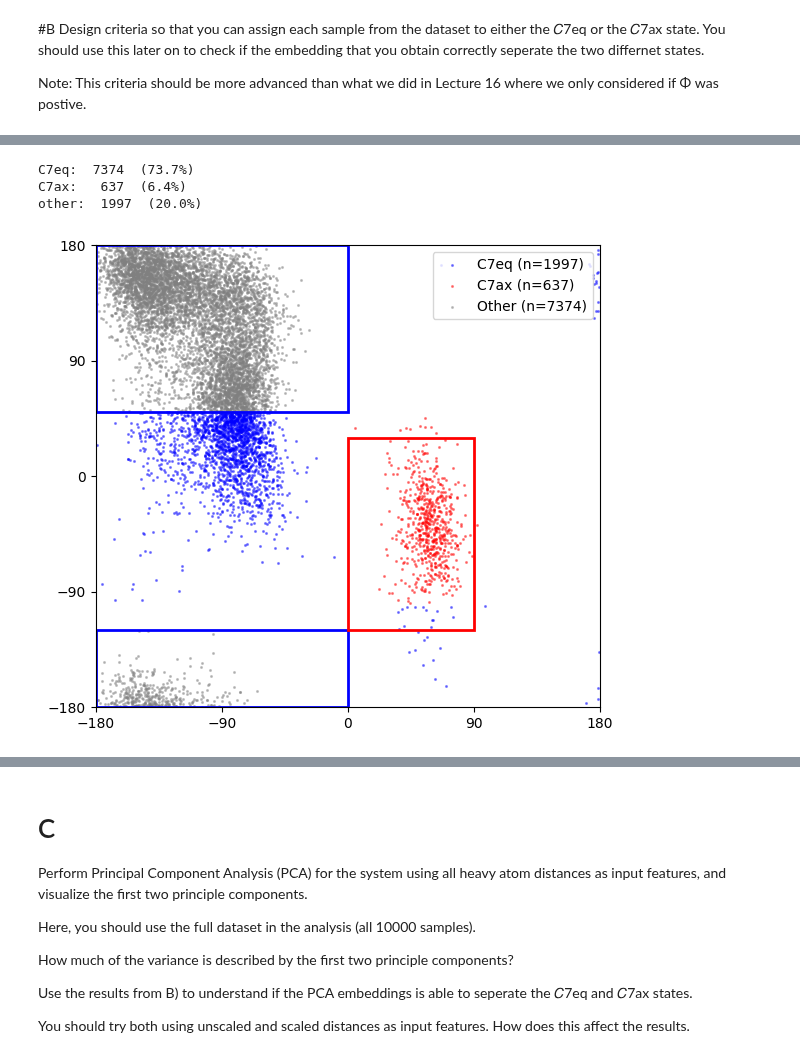
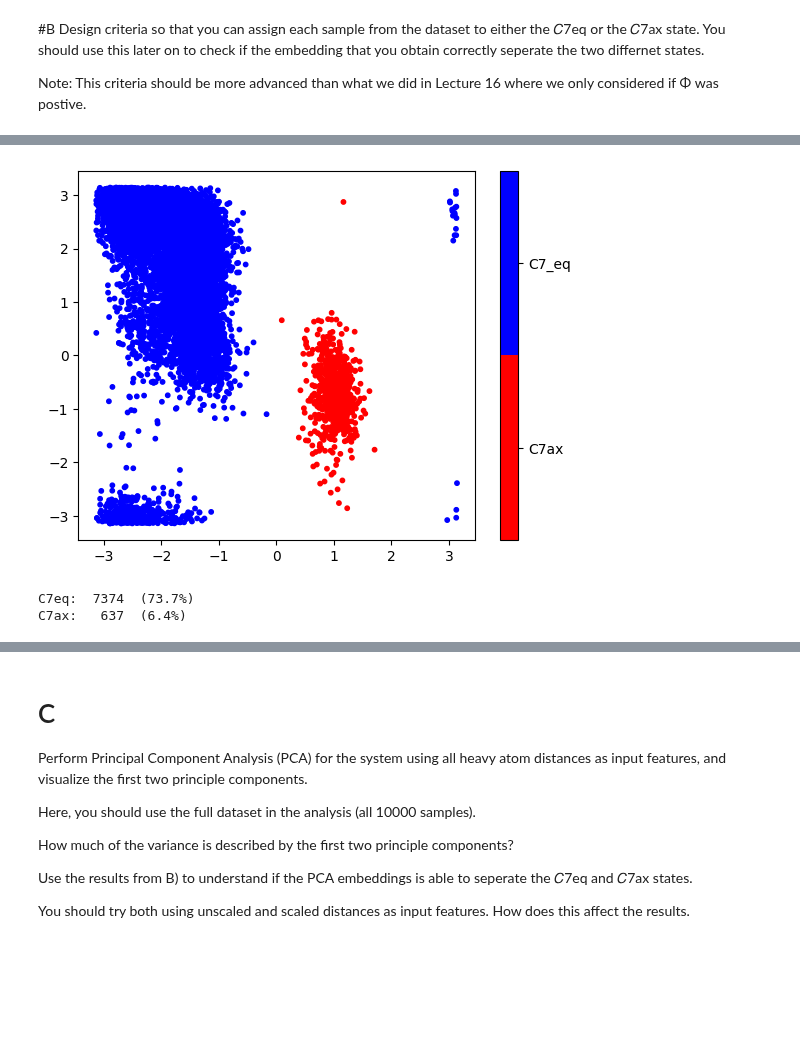
Before and after one commit to priyalimbu246/assignments, a Jupyter notebook: Copy_of_Assignment_5.ipynb, the cells around one changed output, grey strips where cells are left out. Saved outputs shown, nothing was run; the diff lists cells and outputs as text; code cells hidden in the pictures; blank space fills up the shorter version.

```diff
--- a/Copy_of_Assignment_5.ipynb
+++ b/Copy_of_Assignment_5.ipynb
@@ -358,6 +399,19 @@ Note: This criteria should be more advanced than what we did in Lecture 16 where
+# %%
+phi = data_dih['phi'].to_numpy()
+
+data_dih['C7eq_basin'] = np.where( (phi > 0) & (phi < 2) ,0 , 1)
+
+import matplotlib.colors as mcolors
+cmap = mcolors.ListedColormap(['red', 'blue'])
+plt.scatter(data_dih['phi'], data_dih['psi'],c=data_dih['C7eq_basin'],s=10, cmap=cmap)
+cbar = plt.colorbar(ticks=[0.25,0.75])
+cbar.ax.set_yticklabels(['C7ax', 'C7_eq'])
+plt.show()
+# %% [output]
+[figure, added]
 # %%
 def assign_states(phi_arr, psi_arr):
-    states = np.full(len(phi_arr), 2, dtype=int)  # 2 = 'other'
+    states = np.full(len(phi_arr), -1, dtype=int)  # -1 = unassigned
 
     # Convert degrees to radians
     deg2rad = np.pi / 180
@@ -372,7 +426,7 @@ phi = datadih["phi"].to_numpy()
 psi = datadih["psi"].to_numpy()
 states = assign_states(phi, psi)
 
-state_labels = {0: "C7eq", 1: "C7ax", 2: "other"}
+state_labels = {0: "C7eq", 1: "C7ax"}
 total = len(states)
 for k, lbl in state_labels.items():
     n = np.sum(states == k)
@@ -380,20 +434,3 @@ for k, lbl in state_labels.items():
 # %% [output]
 C7eq:  7374  (73.7%)
 C7ax:   637  (6.4%)
-other:  1997  (20.0%)
-# %%
-fig, ax = plt.subplots(figsize=(6.5,6))
-for k in [2,1,0]:
-    mask = states==k
-    ax.scatter(phi[mask]*180/np.pi, psi[mask]*180/np.pi, s=1.5, alpha=0.4,
-               c=['gray','red','blue'][k], label=f'{["Other","C7ax","C7eq"][k]} (n={mask.sum()})')
-
-ax.add_patch(mpatches.Rectangle((-180,50),180,130,lw=2,ec='blue',fc='none'))
-ax.add_patch(mpatches.Rectangle((-180,-180),180,60,lw=2,ec='blue',fc='none'))
-ax.add_patch(mpatches.Rectangle((0,-120),90,150,lw=2,ec='red',fc='none'))
-
-ax.set_xlim(-180,180); ax.set_ylim(-180,180)
-ax.set_xticks([-180,-90,0,90,180]); ax.set_yticks([-180,-90,0,90,180])
-ax.legend(); plt.show()
-# %% [output]
-[figure, removed]
```
Also changed, not shown: parts of 31 cells of this notebook.
